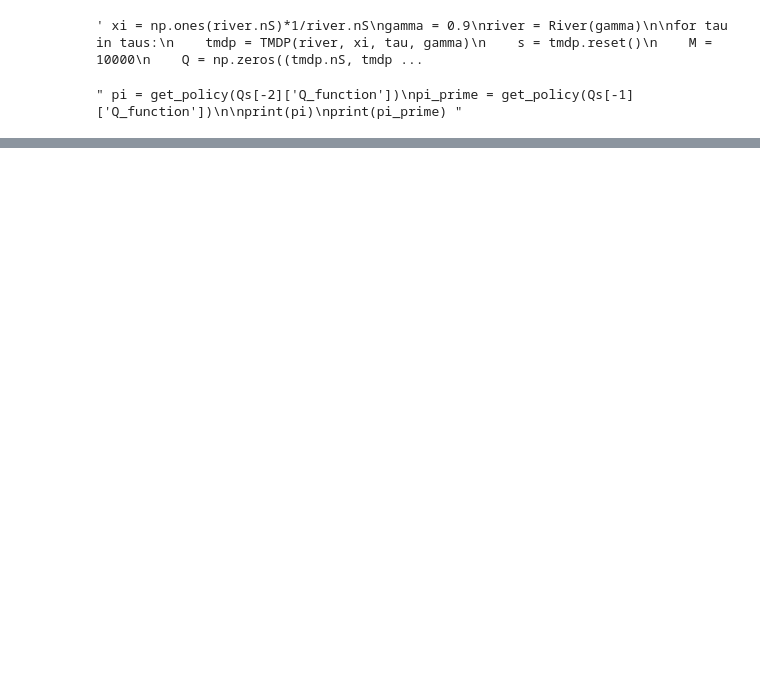
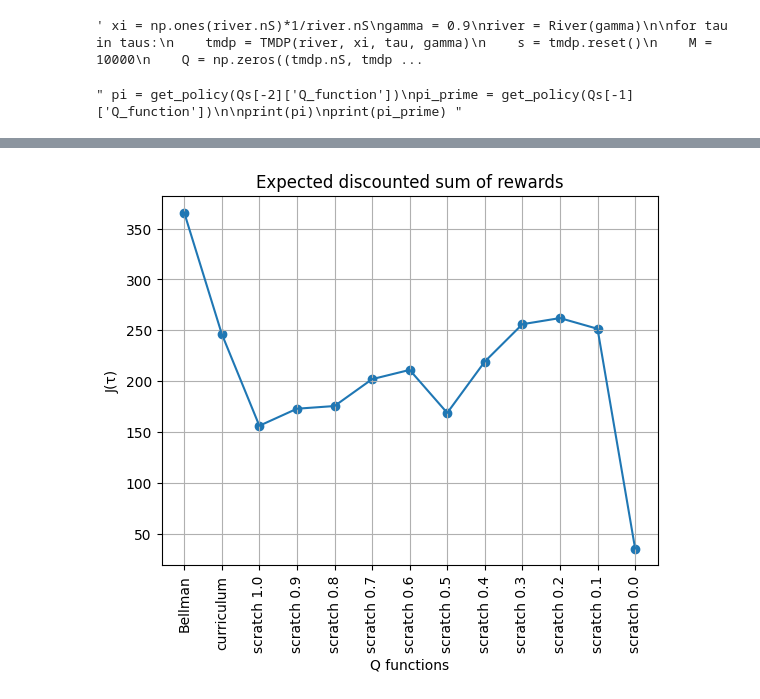
Before and after one commit to cris96spa/TMDP, a Jupyter notebook: Test.ipynb, the cells around one changed output, grey strips where cells are left out. Drawn from its saved outputs; the diff is of its cells as text; code cells hidden in the pictures; blank space fills up the shorter version.

Commit message:
plots

```diff
--- a/Test.ipynb
+++ b/Test.ipynb
@@ -76,0 +32,10 @@ Q function with tau: 0
+# %%
+results = []
+
+r_s_a = compute_r_s_a(tmdp.nS, tmdp.nA, tmdp.P_mat, tmdp.reward)
+Q_star = bellman_optimal_q(tmdp.nS, tmdp.nA, tmdp.P_mat, tmdp.reward, 1e-4, gamma)
+J = get_expected_avg_reward(tmdp.nS, tmdp.nA, tmdp.P_mat, get_policy(Q_star), tmdp.reward, tmdp.gamma, tmdp.mu)
+delta_q = np.linalg.norm(Q_star - Q_star, np.inf)
+print(delta_q)
+results.append({"type":"Bellman", "Q": Q_star, "tau":"/", "J":J, "policy":get_policy(Q_star), "delta_q":delta_q})
+print(results)
@@ -141,0 +100,16 @@ get_expected_avg_reward(tmdp.nS, tmdp.nA, tmdp.P_mat_tau, pi, tmdp.reward, tmdp.
+# %%
+# Learning from scratch with different values of tau
+taus.append(0)
+for tau in taus:
+    tmdp = TMDP(river, xi, tau, gamma)
+    Q = np.zeros((tmdp.nS, tmdp.nA))
+
+    s = tmdp.reset()
+    M = 10000
+    ret = 0
+    a = eps_greedy(s, Q, 1., tmdp.allowed_actions[s.item()])
+    Q = Q_learning(tmdp, s, a, Q, M)
+    print(get_policy(Q, False))
+    delta_q = np.linalg.norm(Q_star - Q, np.inf)
+    J = get_expected_avg_reward(tmdp.nS, tmdp.nA, tmdp.P_mat_tau, get_policy(Q), tmdp.reward, tmdp.gamma, tmdp.mu)
+    results.append({"type":"scratch", "Q": Q, "tau":"{:.1f}".format(tau), "J":J, "policy":get_policy(Q),"delta_q":delta_q})
@@ -141,0 +154,18 @@ get_expected_avg_reward(tmdp.nS, tmdp.nA, tmdp.P_mat_tau, pi, tmdp.reward, tmdp.
+# %%
+x = []
+y = []
+for res in results:
+    x.append(res['J'])
+    label = res['type'] + " " + str(res['tau']) if res['type'] == 'scratch' else res['type']
+    y.append(label)
+
+#fig, ax = plt.subplots(figsize=(5, 2.7), layout='constrained')
+plt.scatter(y, x)
+plt.plot(y, x)
+plt.xlabel("Q functions")
+plt.xticks(rotation=90)
+plt.ylabel("J(τ)")
+plt.title("Expected discounted sum of rewards")
+plt.grid(visible=True)
+# %% [output]
+[figure, added]
```
Also changed, not shown: parts of 9 cells of this notebook, 3 other files.
